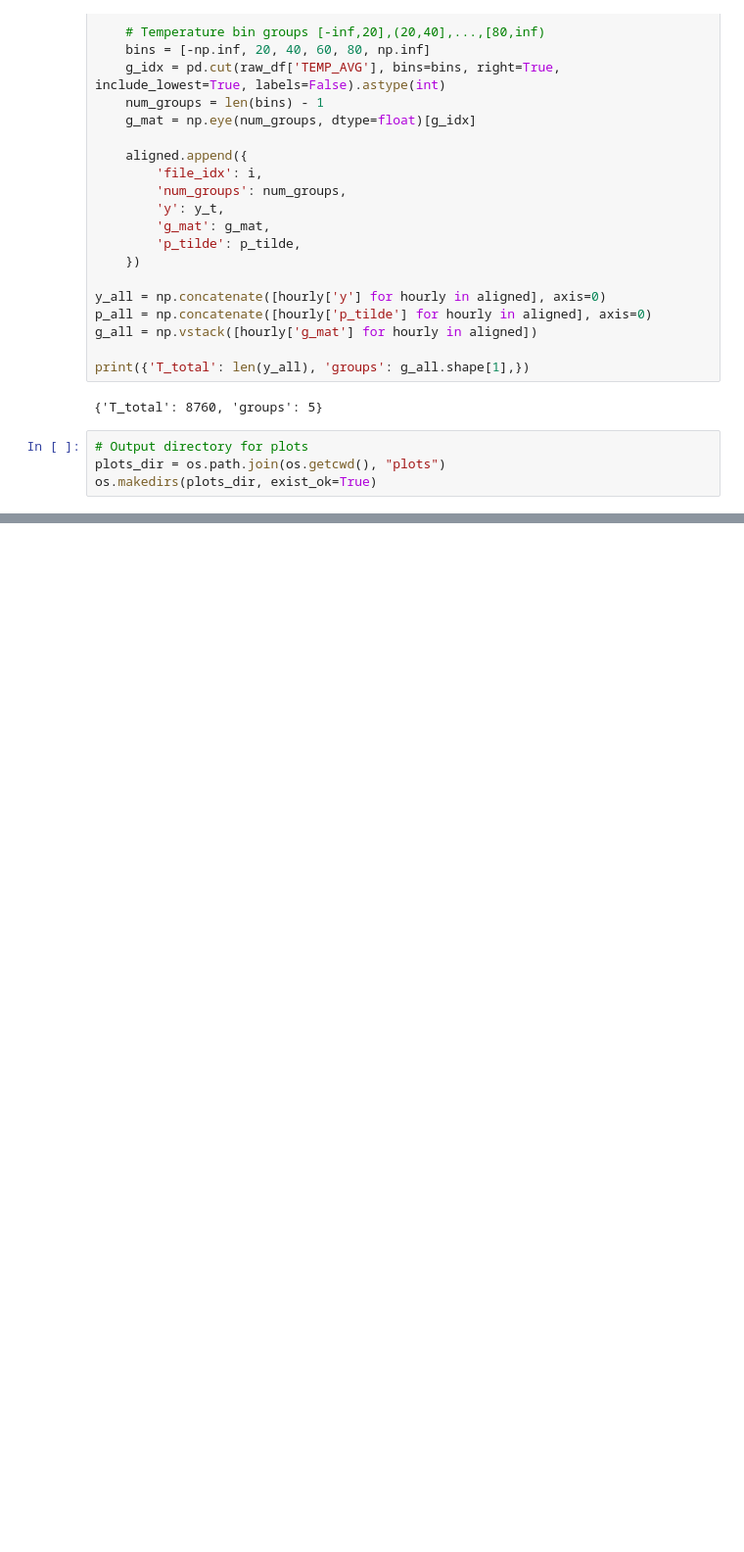
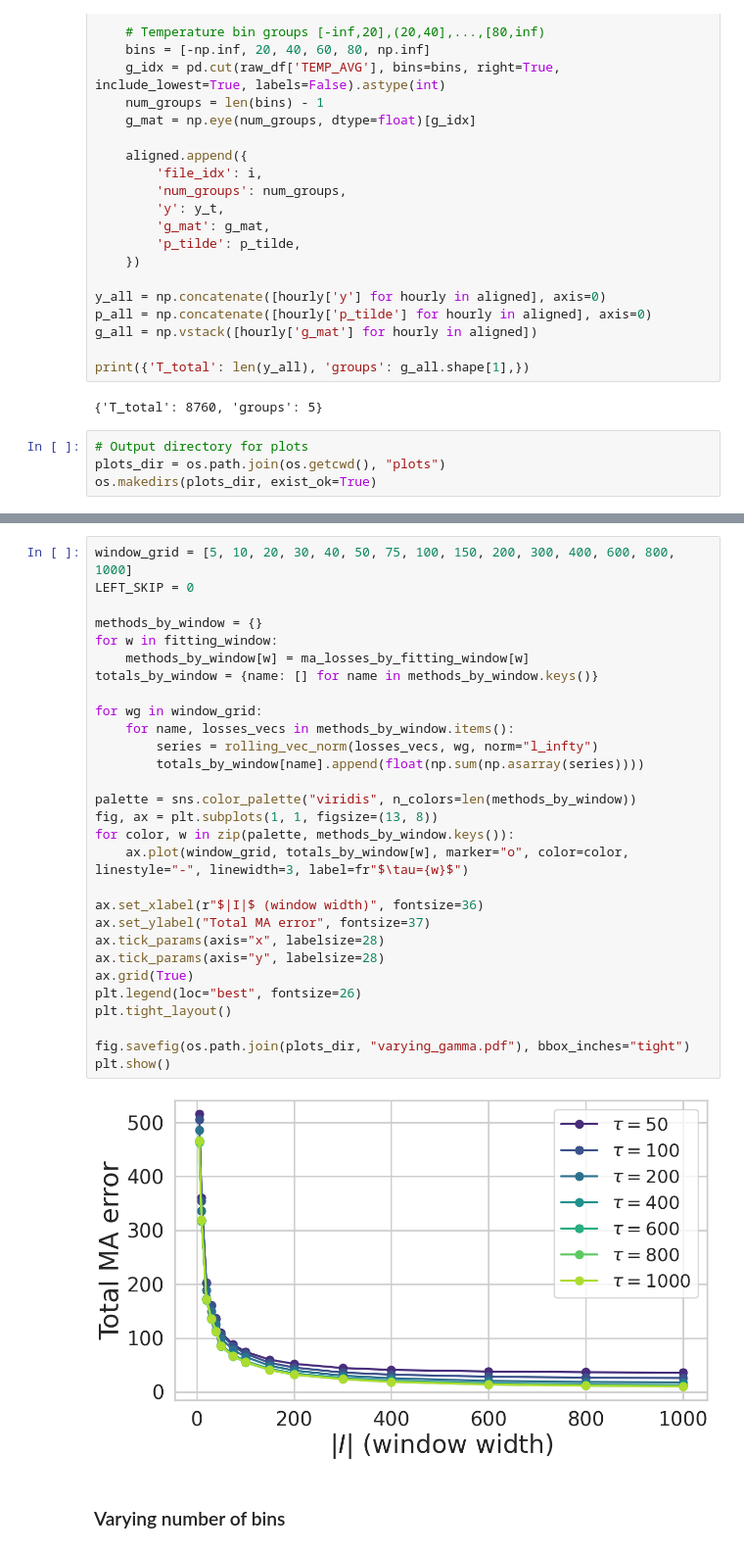
Before and after one commit to jivatneet/adaptive-multiobjective, a Jupyter notebook: load/load.ipynb, the cells around one changed output, grey strips where cells are left out. Shown at 98% size. Drawn from its saved outputs; the diff is of its cells as text; blank space fills up the shorter version.

```diff
--- a/load/load.ipynb
+++ b/load/load.ipynb
@@ -278,0 +506,33 @@ plt.show()
+# %%
+window_grid = [5, 10, 20, 30, 40, 50, 75, 100, 150, 200, 300, 400, 600, 800, 1000]
+LEFT_SKIP = 0
+
+methods_by_window = {}
+for w in fitting_window:
+    methods_by_window[w] = ma_losses_by_fitting_window[w]
+totals_by_window = {name: [] for name in methods_by_window.keys()}
+
+for wg in window_grid:
+    for name, losses_vecs in methods_by_window.items():
+        series = rolling_vec_norm(losses_vecs, wg, norm="l_infty")
+        totals_by_window[name].append(float(np.sum(np.asarray(series))))
+
+palette = sns.color_palette("viridis", n_colors=len(methods_by_window))
+fig, ax = plt.subplots(1, 1, figsize=(13, 8))
+for color, w in zip(palette, methods_by_window.keys()):
+    ax.plot(window_grid, totals_by_window[w], marker="o", color=color, linestyle="-", linewidth=3, label=fr"$\tau={w}$")
+
+ax.set_xlabel(r"$|I|$ (window width)", fontsize=36)
+ax.set_ylabel("Total MA error", fontsize=37)
+ax.tick_params(axis="x", labelsize=28)
+ax.tick_params(axis="y", labelsize=28)
+ax.grid(True)
+plt.legend(loc="best", fontsize=26)
+plt.tight_layout()
+
+fig.savefig(os.path.join(plots_dir, "varying_gamma.pdf"), bbox_inches="tight")
+plt.show()
+# %% [output]
+[figure, added]
+# %% [markdown]
+### Varying number of bins
```
Also changed, not shown: parts of 29 cells of this notebook.
